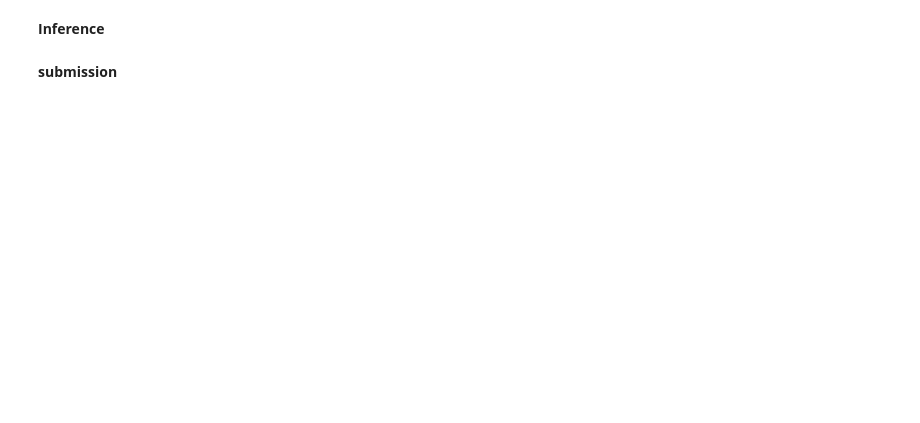
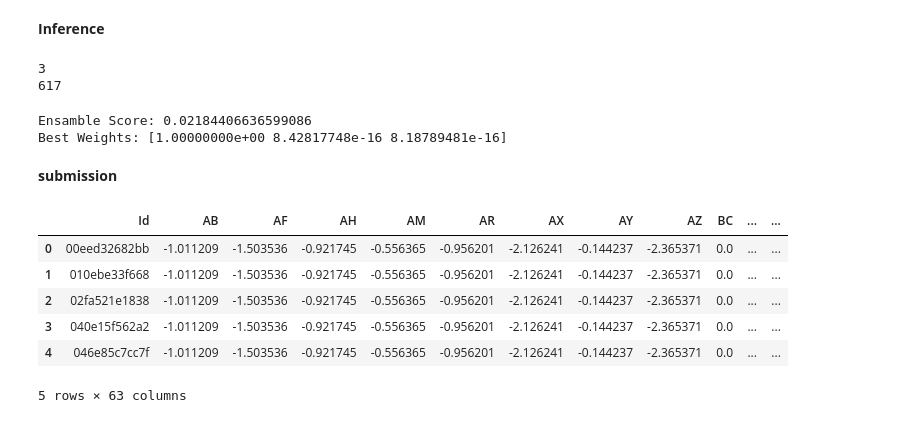
Before and after one commit to shauryat1298/ICR-Kaggle, a Jupyter notebook: icr-age-tree-based.ipynb, the cells around one changed output. Saved outputs shown, nothing was run; the diff lists cells and outputs as text; code cells hidden in the pictures; blank space fills up the shorter version.

```diff
--- a/icr-age-tree-based.ipynb
+++ b/icr-age-tree-based.ipynb
@@ -439,3 +461,4 @@ def gradient_boosting_model_inference(method: str, test_df: pd.DataFrame, featur
 # %%
 for method in CFG.METHOD_LIST:
     test_df[f'{method}_pred_prob'] = gradient_boosting_model_inference(method, test_df, features, categorical_features)
+    train_df[f'{method}_pred_prob'] = gradient_boosting_model_inference(method, train_df, features, categorical_features)
@@ -442,8 +471,47 @@ for method in CFG.METHOD_LIST:
+# %%
+print(len(predictions))
+print(len(predictions[0]))
+# %% [output]
+3
+617
+# %%
+def mse_func(weights):
+    #scipy minimize will pass the weights as a numpy array
+    final_prediction = 0
+    for weight, prediction in zip(weights, predictions):
+            final_prediction += weight*prediction
+    #return np.mean((y_test-final_prediction)**2)
+    return balanced_log_loss(train['Class'], final_prediction)
+
+num_predictions = len(predictions)
+starting_values = [1 / num_predictions] * num_predictions
+
+cons = ({'type':'ineq','fun':lambda w: 1-sum(w)})
+#our weights are bound between 0 and 1
+bounds = [(0,1)]*len(predictions)
+
+res = minimize(mse_func, starting_values, method='SLSQP', bounds=bounds, constraints=cons)
+
+print('Ensamble Score: {best_score}'.format(best_score=res['fun']))
+print('Best Weights: {weights}'.format(weights=res['x']))
+# %% [output]
+Ensamble Score: 0.02184406636599086
+Best Weights: [1.00000000e+00 8.42817748e-16 8.18789481e-16]
 # %% [markdown]
 **submission**
 # %%
-test_df['class_1'] = 0.9 * test_df['lightgbm_pred_prob'] + 0.05 * test_df['xgboost_pred_prob'] + 0.05 * test_df['catboost_pred_prob']
+test_df['class_1'] = 1 * test_df['lightgbm_pred_prob'] + 0.0 * test_df['xgboost_pred_prob'] + 0.0 * test_df['catboost_pred_prob']
 test_df['class_0'] = 1 - test_df['class_1']
 test_df[list(submission_df)].to_csv('submission.csv', index=False)
+# %%
+test_df
+# %% [output]
+|  | Id | AB | AF | AH | AM | AR | AX | AY | AZ | BC | ... | ... |
+| 0 | 00eed32682bb | -1.011209 | -1.503536 | -0.921745 | -0.556365 | -0.956201 | -2.126241 | -0.144237 | -2.365371 | 0.0 | ... | ... |
+| 1 | 010ebe33f668 | -1.011209 | -1.503536 | -0.921745 | -0.556365 | -0.956201 | -2.126241 | -0.144237 | -2.365371 | 0.0 | ... | ... |
+| 2 | 02fa521e1838 | -1.011209 | -1.503536 | -0.921745 | -0.556365 | -0.956201 | -2.126241 | -0.144237 | -2.365371 | 0.0 | ... | ... |
+| 3 | 040e15f562a2 | -1.011209 | -1.503536 | -0.921745 | -0.556365 | -0.956201 | -2.126241 | -0.144237 | -2.365371 | 0.0 | ... | ... |
+| 4 | 046e85c7cc7f | -1.011209 | -1.503536 | -0.921745 | -0.556365 | -0.956201 | -2.126241 | -0.144237 | -2.365371 | 0.0 | ... | ... |
+5 rows × 63 columns
 # %%
 test_df[list(submission_df)]
```
Also changed, not shown: parts of 5 cells of this notebook.
